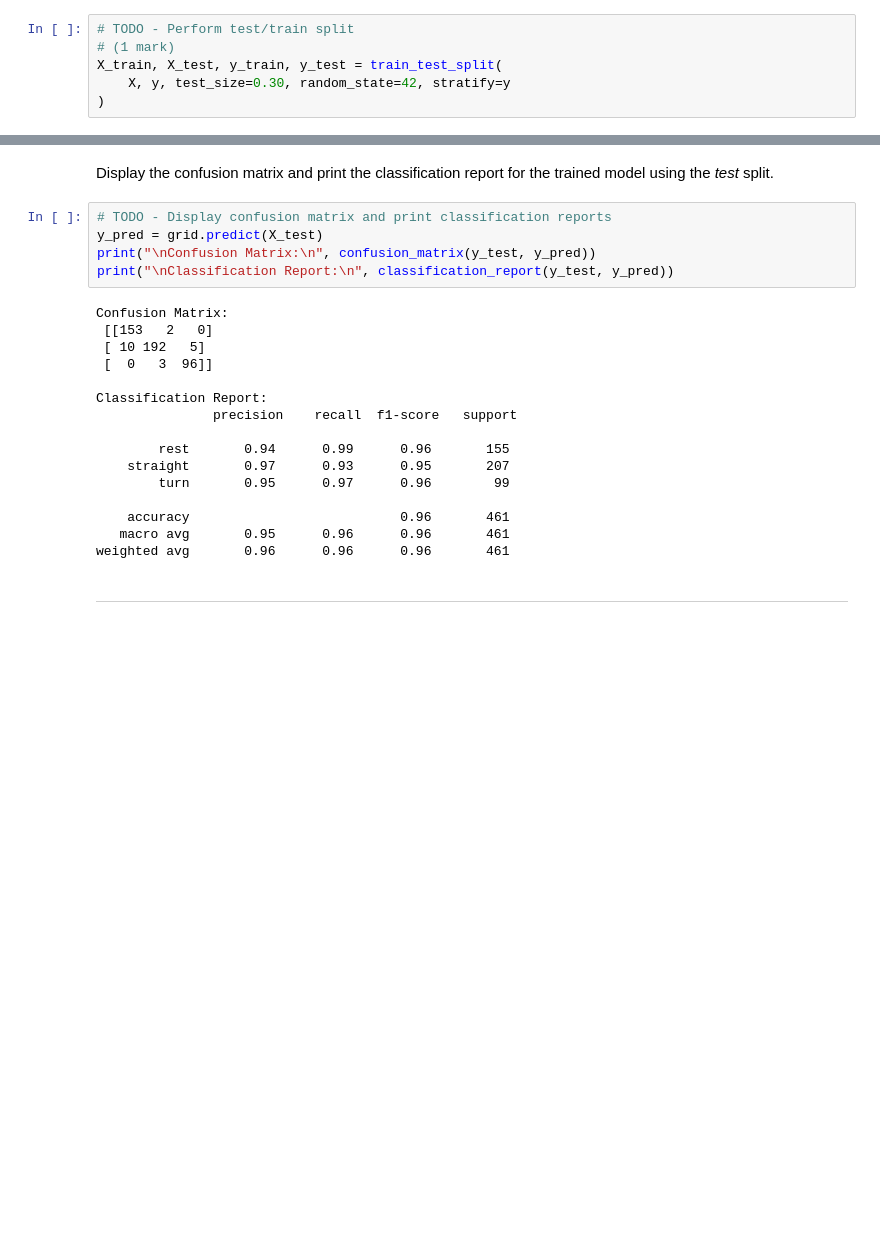
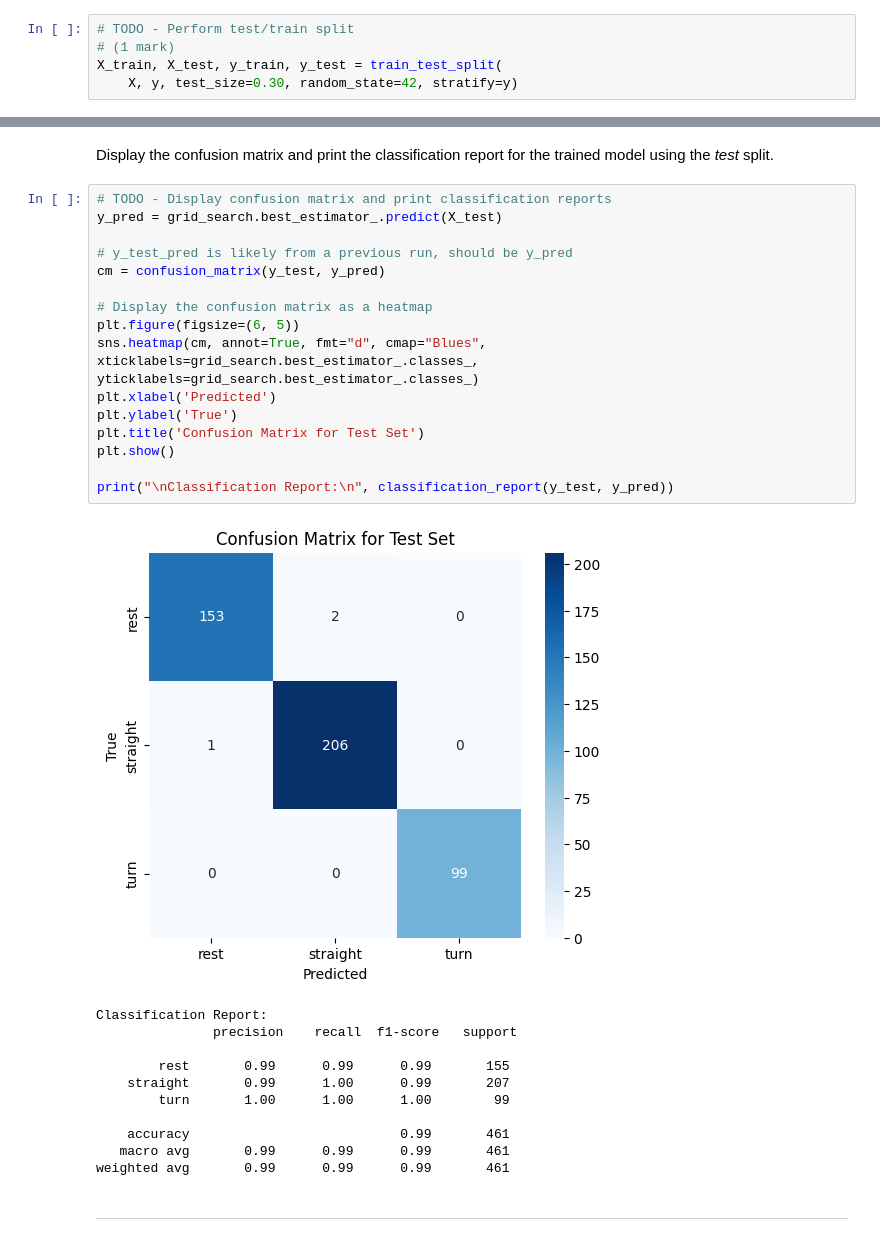
Before and after one commit to ParthoProtimDas715/engg680_2024_fall, a Jupyter notebook: Lab_Assignment4/Assignment 4.ipynb, the cells around one changed output, grey strips where cells are left out. Cells and saved outputs as stored; diff of their text form; blank space fills up the shorter version.

```diff
--- a/Lab_Assignment4/Assignment 4.ipynb
+++ b/Lab_Assignment4/Assignment 4.ipynb
@@ -156,8 +156,7 @@ The dataset *(X, y)*, must be split into training/validation *(X_train, y_train)
 # TODO - Perform test/train split
 # (1 mark)
 X_train, X_test, y_train, y_test = train_test_split(
-    X, y, test_size=0.30, random_state=42, stratify=y
-)
+    X, y, test_size=0.30, random_state=42, stratify=y)
 # %% [markdown]
 Initialize a `Pipeline`, consisting of a *scaler* and a *classifer*, set the default values to *StandardScaler()*, and *SVC()*, respectively.
 # %%
@@ -498,26 +505,33 @@ Test-set score: 1.00
 # %% [markdown]
 Display the confusion matrix and print the classification report for the trained model using the *test* split.
-# %%
-# TODO - Display confusion matrix and print classification reports
-y_pred = grid.predict(X_test)
-print("\nConfusion Matrix:\n", confusion_matrix(y_test, y_pred))
-print("\nClassification Report:\n", classification_report(y_test, y_pred))
-# %% [output]
-Confusion Matrix:
- [[153   2   0]
- [ 10 192   5]
- [  0   3  96]]
-
-Classification Report:
-               precision    recall  f1-score   support
-
-        rest       0.94      0.99      0.96       155
-    straight       0.97      0.93      0.95       207
-        turn       0.95      0.97      0.96        99
-
-    accuracy                           0.96       461
-   macro avg       0.95      0.96      0.96       461
-weighted avg       0.96      0.96      0.96       461
+# %%
+# TODO - Display confusion matrix and print classification reports
+y_pred = grid_search.best_estimator_.predict(X_test)
+
+# y_test_pred is likely from a previous run, should be y_pred
+cm = confusion_matrix(y_test, y_pred)
+
+# Display the confusion matrix as a heatmap
+plt.figure(figsize=(6, 5))
+sns.heatmap(cm, annot=True, fmt="d", cmap="Blues", xticklabels=grid_search.best_estimator_.classes_, yticklabels=grid_search.best_estimator_.classes_)
+plt.xlabel('Predicted')
+plt.ylabel('True')
+plt.title('Confusion Matrix for Test Set')
+plt.show()
+
+print("\nClassification Report:\n", classification_report(y_test, y_pred))
+# %% [output]
+[figure, added]
+Classification Report:
+               precision    recall  f1-score   support
+
+        rest       0.99      0.99      0.99       155
+    straight       0.99      1.00      0.99       207
+        turn       1.00      1.00      1.00        99
+
+    accuracy                           0.99       461
+   macro avg       0.99      0.99      0.99       461
+weighted avg       0.99      0.99      0.99       461
 # %% [markdown]
 ___
 # %% [markdown]
```
Also changed, not shown: parts of 47 cells of this notebook.
